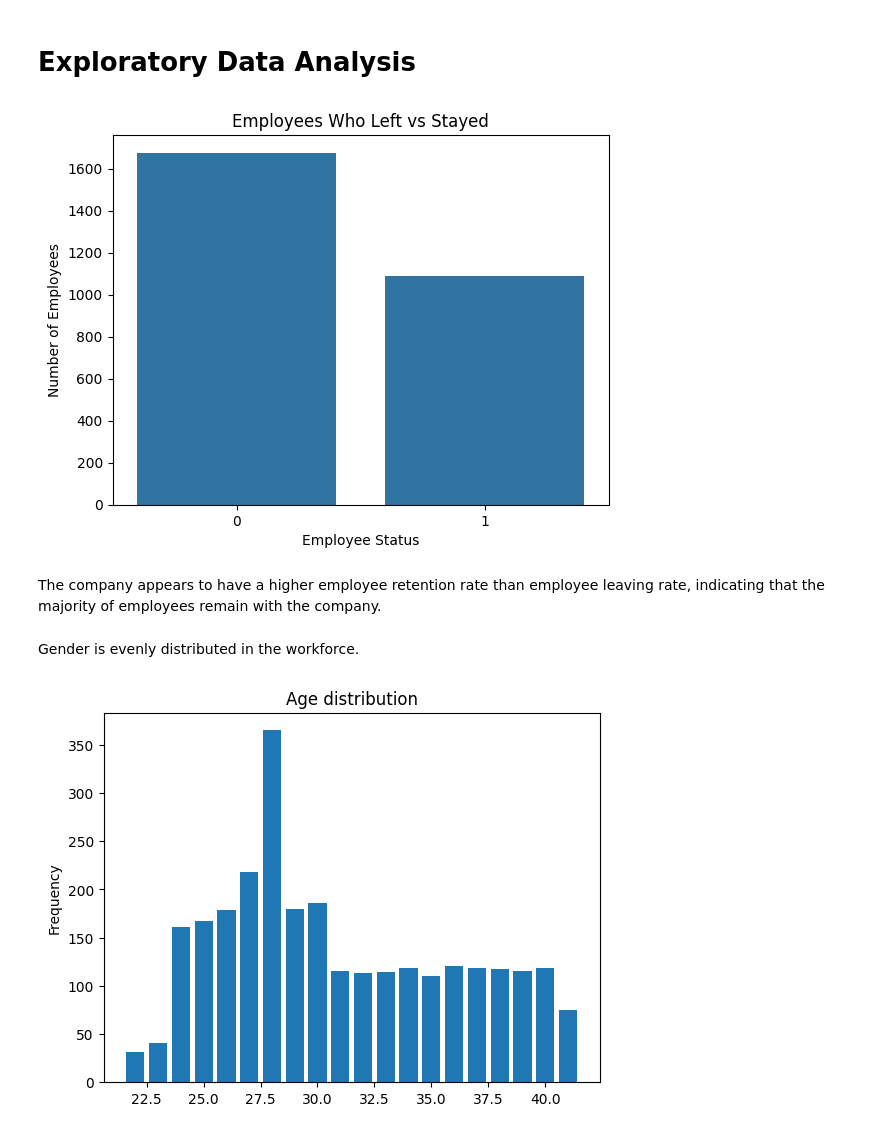
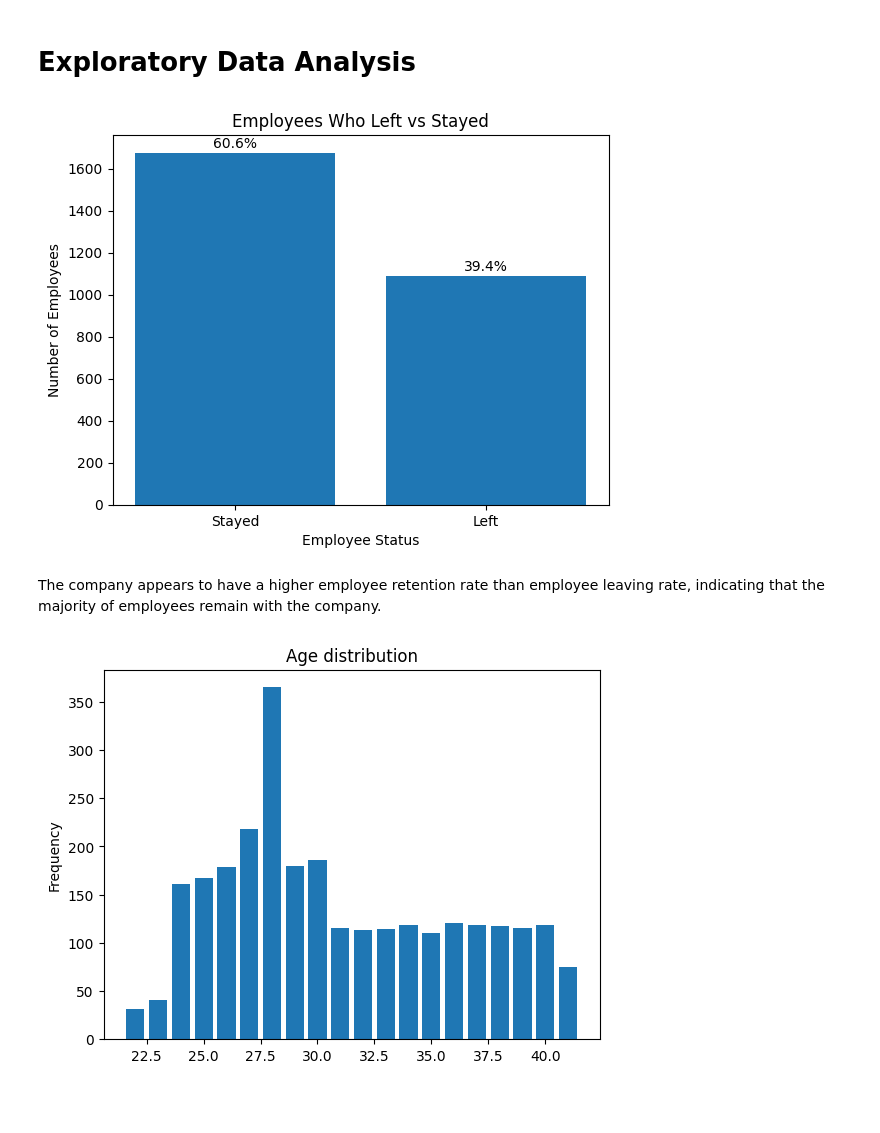
Before and after one commit to asonwabekhumalo/Employee-Data-Cleaning, a Jupyter notebook: employee_data_cleaning.ipynb, the cells around one changed output. Cells and saved outputs as stored; diff of their text form; code cells hidden in the pictures; blank space fills up the shorter version.

```diff
--- a/employee_data_cleaning.ipynb
+++ b/employee_data_cleaning.ipynb
@@ -114,18 +113,31 @@ Duplicaes before cleaning:  0
 # %% [markdown]
 # Exploratory Data Analysis
 # %%
-sns.countplot(data=df_clean, x="LeaveOrNot")
+import matplotlib.pyplot as plt
 
+status_labels = df_clean["LeaveOrNot"].map({
+    0: "Stayed",
+    1: "Left"
+})
+
+status_counts = status_labels.value_counts()
+
+plt.bar(status_counts.index, status_counts.values)
+
+plt.title("Employees Who Left vs Stayed")
 plt.xlabel("Employee Status")
 plt.ylabel("Number of Employees")
-plt.title("Employees Who Left vs Stayed")
+
+# Add percentages above bars
+for i, count in enumerate(status_counts.values):
+    percentage = (count / len(df_clean)) * 100
+    plt.text(i, count + 25, f"{percentage:.1f}%", ha="center")
+
 plt.show()
 # %% [output]
-[figure, old version]
+[figure, new version]
 # %% [markdown]
 The company appears to have a higher employee retention rate than employee leaving rate, indicating that the majority of employees remain with the company.
-# %% [markdown]
-Gender is evenly distributed in the workforce.
 # %%
 fig, ax = plt.subplots()
 age_counts = df_clean["Age"].value_counts().sort_index()
```
Also changed, not shown: parts of 15 cells of this notebook.
